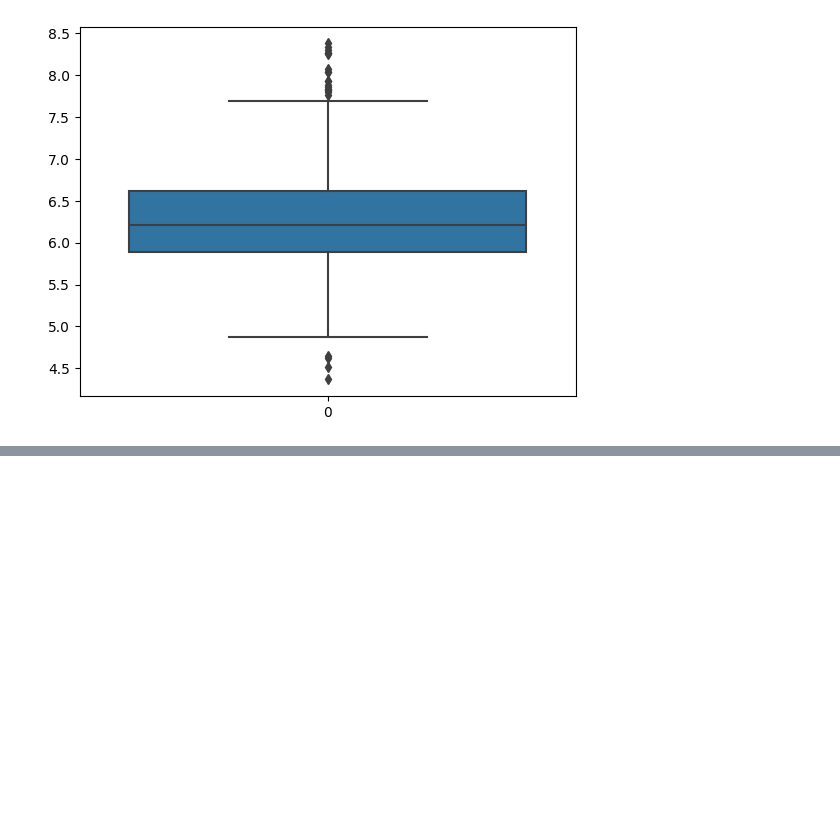
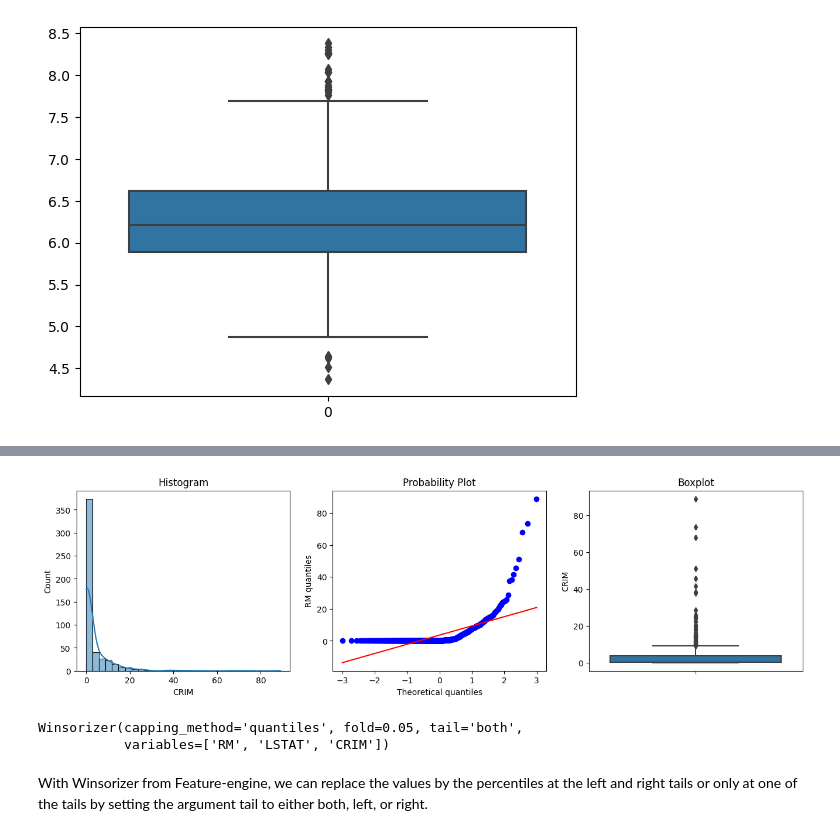
Before and after one commit to icta-tecaji/python-machine-learning-public, a Jupyter notebook: 03_Feature_Engineering/07_Handling_outliers_CLEAN.ipynb, the cells around one changed output, grey strips where cells are left out. Saved outputs shown, nothing was run; the diff lists cells and outputs as text; code cells hidden in the pictures; blank space fills up the shorter version.

```diff
--- a/03_Feature_Engineering/07_Handling_outliers_CLEAN.ipynb
+++ b/03_Feature_Engineering/07_Handling_outliers_CLEAN.ipynb
@@ -81,0 +142,19 @@ plt.show()
+# %%
+diagnostic_plots(boston, 'CRIM')
+# %% [output]
+[figure, added]
+# %%
+from feature_engine.outliers import Winsorizer
+
+windsorizer = Winsorizer(capping_method='quantiles',
+                          tail='both', # cap left, right or both tails
+                          variables=['RM', 'LSTAT', 'CRIM'])
+
+windsorizer.fit(boston)
+# %% [output]
+Winsorizer(capping_method='quantiles', fold=0.05, tail='both',
+           variables=['RM', 'LSTAT', 'CRIM'])
+# %% [markdown]
+With Winsorizer from Feature-engine, we can replace the values by the
+percentiles at the left and right tails or only at one of the tails by setting
+the argument tail to either both, left, or right.
```
Also changed, not shown: parts of 21 cells of this notebook.
